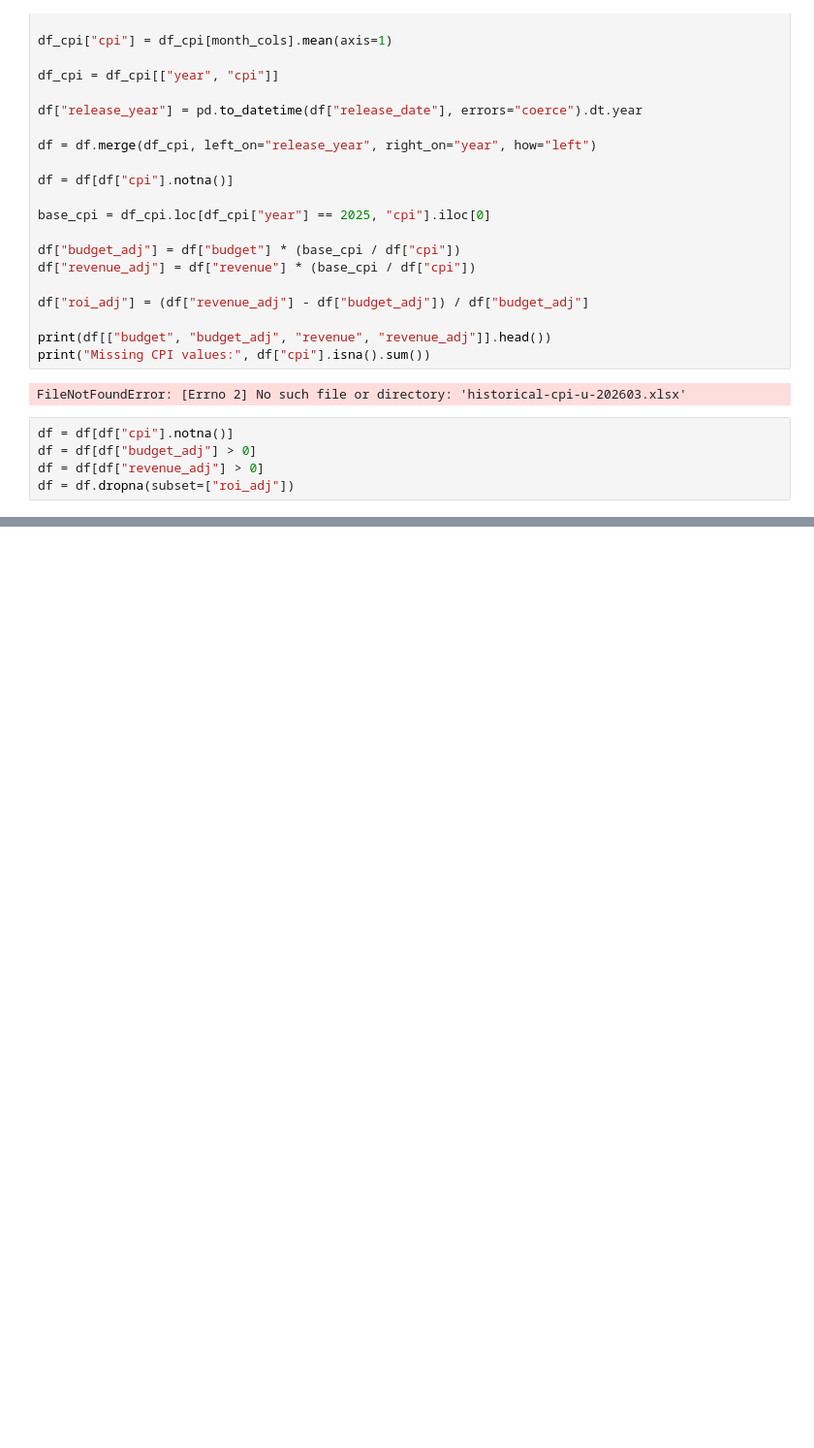
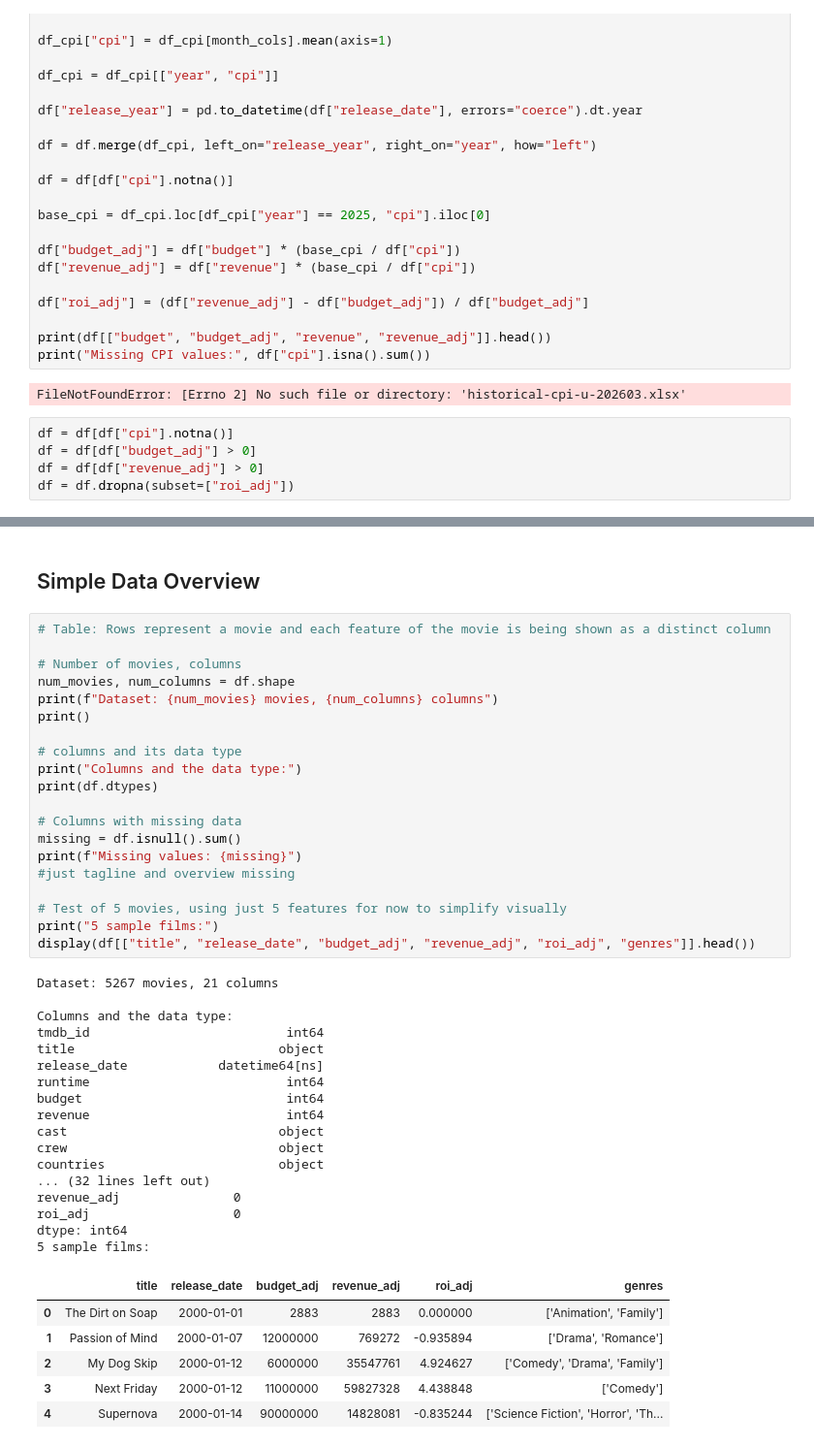
Before and after one commit to shuseiyokoi/DSCI549, a Jupyter notebook: src/DSCI_549_Group_Project.ipynb, the cells around one changed output, grey strips where cells are left out. Shown at 97% size. Cells and saved outputs as stored; diff of their text form; blank space fills up the shorter version.

```diff
--- a/src/DSCI_549_Group_Project.ipynb
+++ b/src/DSCI_549_Group_Project.ipynb
@@ -228,0 +234,46 @@ df = df.dropna(subset=["roi_adj"])
+# %% [markdown]
+## Simple Data Overview
+# %%
+# Table: Rows represent a movie and each feature of the movie is being shown as a distinct column
+
+# Number of movies, columns
+num_movies, num_columns = df.shape
+print(f"Dataset: {num_movies} movies, {num_columns} columns")
+print()
+
+# columns and its data type
+print("Columns and the data type:")
+print(df.dtypes)
+
+# Columns with missing data
+missing = df.isnull().sum()
+print(f"Missing values: {missing}")
+#just tagline and overview missing
+
+# Test of 5 movies, using just 5 features for now to simplify visually
+print("5 sample films:")
+display(df[["title", "release_date", "budget_adj", "revenue_adj", "roi_adj", "genres"]].head())
+# %% [output]
+Dataset: 5267 movies, 21 columns
+
+Columns and the data type:
+tmdb_id                          int64
+title                           object
+release_date            datetime64[ns]
+runtime                          int64
+budget                           int64
+revenue                          int64
+cast                            object
+crew                            object
+countries                       object
+... (32 lines left out)
+revenue_adj               0
+roi_adj                   0
+dtype: int64
+5 sample films:
+|  | title | release_date | budget_adj | revenue_adj | roi_adj | genres |
+| 0 | The Dirt on Soap | 2000-01-01 | 2883 | 2883 | 0.000000 | ['Animation', 'Family'] |
+| 1 | Passion of Mind | 2000-01-07 | 12000000 | 769272 | -0.935894 | ['Drama', 'Romance'] |
+| 2 | My Dog Skip | 2000-01-12 | 6000000 | 35547761 | 4.924627 | ['Comedy', 'Drama', 'Family'] |
+| 3 | Next Friday | 2000-01-12 | 11000000 | 59827328 | 4.438848 | ['Comedy'] |
+| 4 | Supernova | 2000-01-14 | 90000000 | 14828081 | -0.835244 | ['Science Fiction', 'Horror', 'Th... |
```
Also changed, not shown: parts of 7 cells of this notebook.
